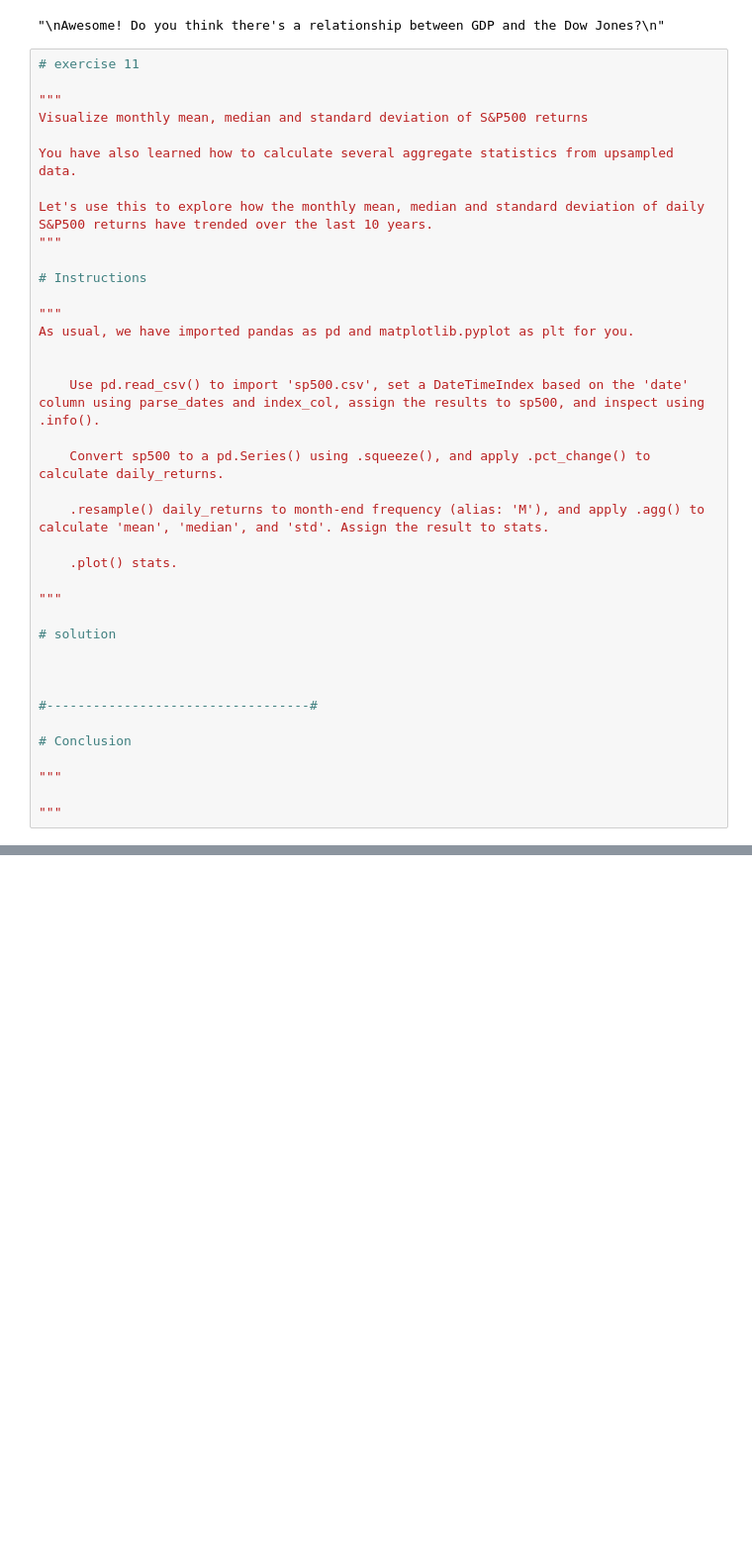
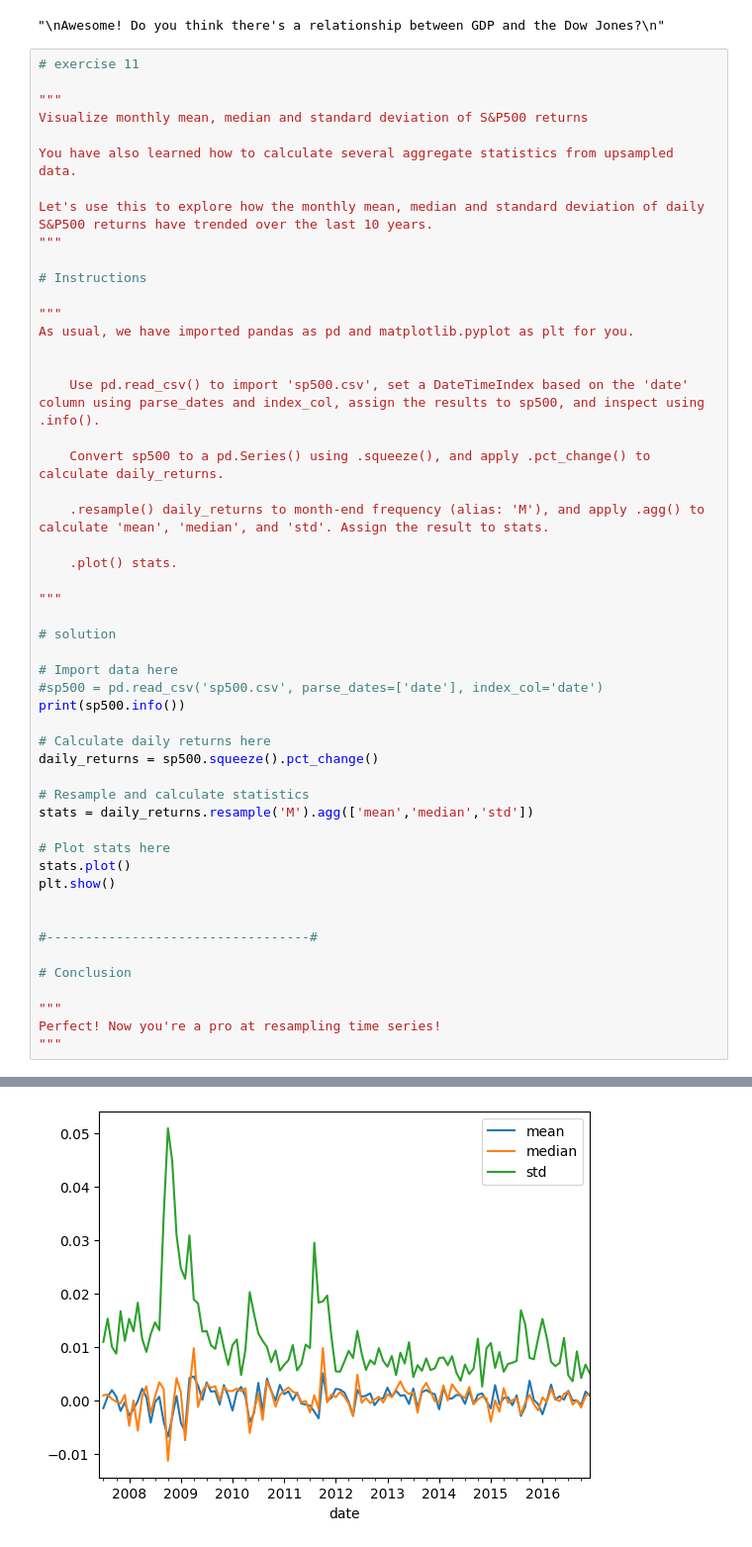
Before and after one commit to Gisleudo-Cortez/Estudos-studies, a Jupyter notebook: DataCamp/Python/courses/manipulating-time-series-data-in-python/scripts/chapter_02.ipynb, the cells around one changed output, grey strips where cells are left out. Shown at 99% size. Cells and saved outputs as stored; diff of their text form; blank space fills up the shorter version.

Commit message:
Complete Chapter 02 of Manipulating Time Series Data in Python

```diff
--- a/DataCamp/Python/courses/manipulating-time-series-data-in-python/scripts/chapter_02.ipynb
+++ b/DataCamp/Python/courses/manipulating-time-series-data-in-python/scripts/chapter_02.ipynb
@@ -768,6 +768,19 @@ As usual, we have imported pandas as pd and matplotlib.pyplot as plt for you.
 
 # solution
 
+# Import data here
+#sp500 = pd.read_csv('sp500.csv', parse_dates=['date'], index_col='date')
+print(sp500.info())
+
+# Calculate daily returns here
+daily_returns = sp500.squeeze().pct_change()
+
+# Resample and calculate statistics
+stats = daily_returns.resample('M').agg(['mean','median','std'])
+
+# Plot stats here
+stats.plot()
+plt.show()
 
 
 #----------------------------------#
@@ -775,6 +788,6 @@ As usual, we have imported pandas as pd and matplotlib.pyplot as plt for you.
 # Conclusion
 
 """
-
+Perfect! Now you're a pro at resampling time series!
 """
 # %% [output]
@@ -781,0 +803 @@ As usual, we have imported pandas as pd and matplotlib.pyplot as plt for you.
+[figure, added]
```
Also changed, not shown: parts of 1 cell of this notebook.
